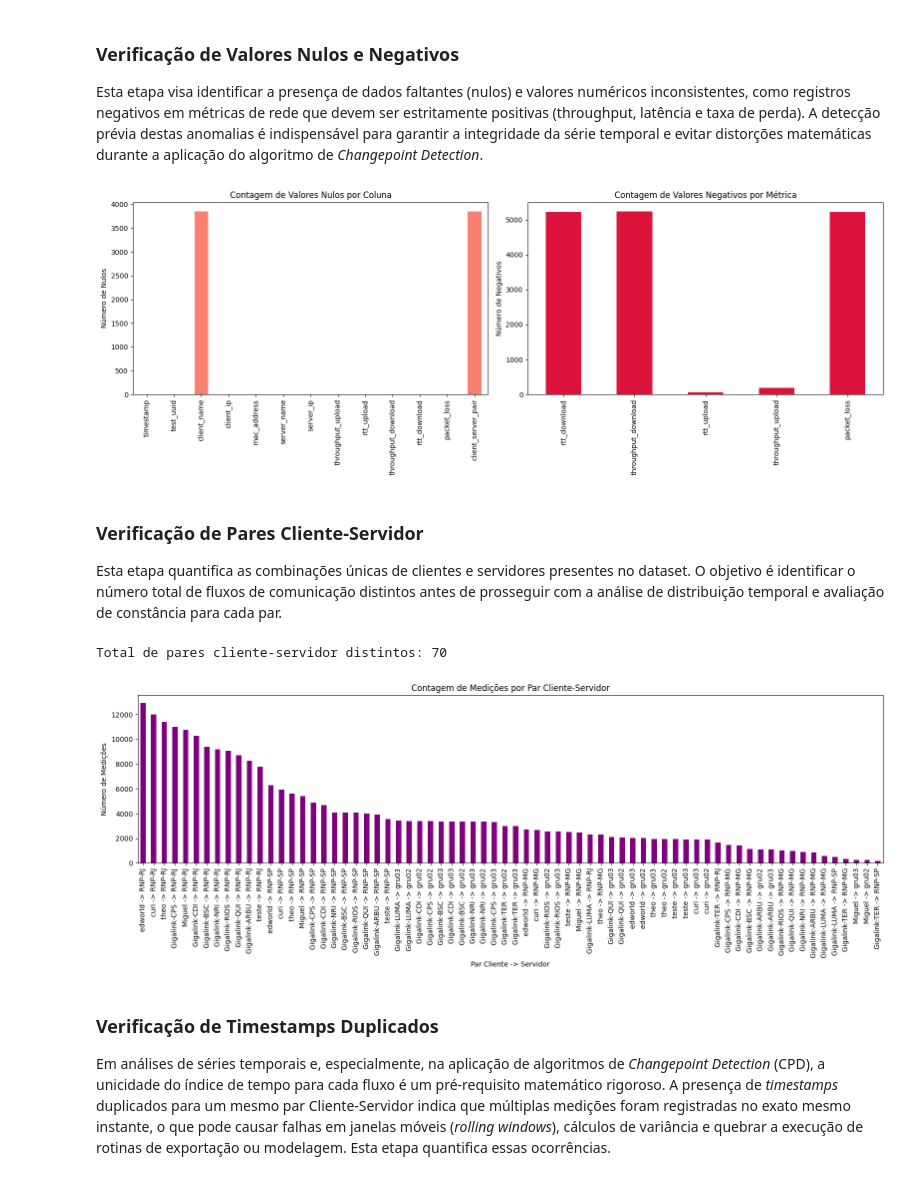
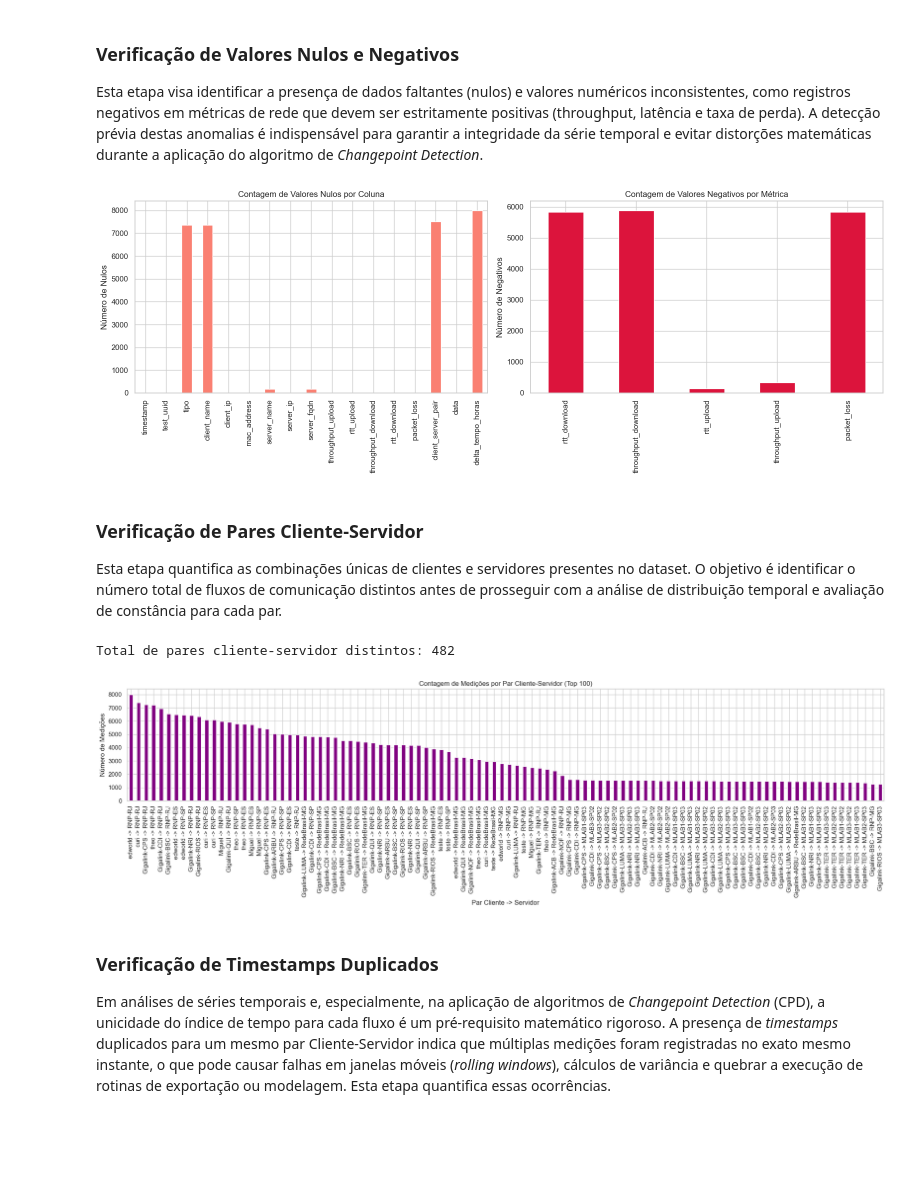
Before and after one commit to lhscaldas/Mestrado, a Jupyter notebook: ndt_analysis.ipynb, the cells around one changed output. Saved outputs shown, nothing was run; the diff lists cells and outputs as text; code cells hidden in the pictures; blank space fills up the shorter version.

Commit message:
correção no pipeline para pegar os servidores certos

```diff
--- a/ndt_analysis.ipynb
+++ b/ndt_analysis.ipynb
@@ -10,28 +10,36 @@ import os
 import matplotlib.pyplot as plt
 
 # Carregamento do dataset
-file = 'NOV_ABR_transformed.csv'
-# file = 'NOV_ABR_clean.csv'
+file = 'AGO_ABR_transformed.csv'
 file_path = os.path.join("NDT dataset", file)
 df = pd.read_csv(file_path)
 clean = True
 
+# Criar coluna de par cliente-servidor
+df['client_server_pair'] = df['client_name'] + " -> " + df['server_name']
+
 # Conversão de timestamp
 df['timestamp'] = pd.to_datetime(df['timestamp'])
+df['data'] = df['timestamp'].dt.date
 
-# Criar coluna de par cliente-servidor
-df['client_server_pair'] = df['client_name'] + " -> " + df['server_name']
+# Ordenar por tempo e par
+df = df.sort_values(by=['client_server_pair', 'timestamp']).reset_index(drop=True)
+
+# Criar coluna com a diferença de tempo
+df['delta_tempo_horas'] = df.groupby('client_server_pair')['timestamp'].diff().dt.total_seconds() / 3600
 
 # Contagens Gerais
 total_medicoes = len(df)
 num_clientes = df['client_name'].nunique()
 num_servidores = df['server_name'].nunique()
 num_pares = df['client_server_pair'].nunique()
+tipos = df['tipo'].unique()
 
 print(f"Total de medições: {total_medicoes}")
 print(f"Total de clientes distintos: {num_clientes}")
 print(f"Total de servidores distintos: {num_servidores}")
 print(f"Total de pares cliente-servidor distintos: {num_pares}")
+print(f"Tipos de dispositivos: {tipos}")
 
 # Distribuição por Cliente e Servidor
 medicoes_por_cliente = df['client_name'].value_counts()
@@ -65,11 +74,3 @@ Total de pares cliente-servidor distintos: 179
-# %%
-if clean:
-    # Remover os x clientes menos comuns
-    clientes_para_remover = medicoes_por_cliente.nsmallest(3).index
-    df = df[~df['client_name'].isin(clientes_para_remover)]
-    # Manter apenas os x servidores mais comuns
-    top_servidores = df['server_name'].value_counts().nlargest(5).index
-    df = df[df['server_name'].isin(top_servidores)]
 # %% [markdown]
 ### Verificação de Valores Nulos e Negativos
 
@@ -102,15 +103,7 @@ axes[1].tick_params(axis='x', rotation=90)
 plt.tight_layout()
 plt.show()
 # %% [output]
-[figure, old version]
+[figure, new version]
-# %%
-if clean:
-    # remover os valores nulos
-    df = df.dropna()
-    # remover os valores negativos
-    for col in metricas:
-        if col in df.columns:
-            df = df[df[col] >= 0]
 # %% [markdown]
 ### Verificação de Pares Cliente-Servidor
 
@@ -118,19 +111,22 @@ Esta etapa quantifica as combinações únicas de clientes e servidores presente
 # %%
 num_pares = df['client_server_pair'].nunique()
 print(f"Total de pares cliente-servidor distintos: {num_pares}")
 
 medicoes_por_par = df['client_server_pair'].value_counts()
 
+# filtrar pelos 30 pares mais comuns
+medicoes_por_par = medicoes_por_par.head(100)
+
 import matplotlib.pyplot as plt
 
-plt.figure(figsize=(16, 6))
+plt.figure(figsize=(20, 6))
 medicoes_por_par.plot(kind='bar', color='purple')
-plt.title('Contagem de Medições por Par Cliente-Servidor')
+plt.title(f'Contagem de Medições por Par Cliente-Servidor (Top {len(medicoes_por_par)})')
 plt.xlabel('Par Cliente -> Servidor')
 plt.ylabel('Número de Medições')
 plt.xticks(rotation=90)
 plt.tight_layout()
 plt.show()
 # %% [output]
-Total de pares cliente-servidor distintos: 70
+Total de pares cliente-servidor distintos: 482
-[figure, old version]
+[figure, new version]
```
Also changed, not shown: parts of 19 cells of this notebook, 1 other file.
